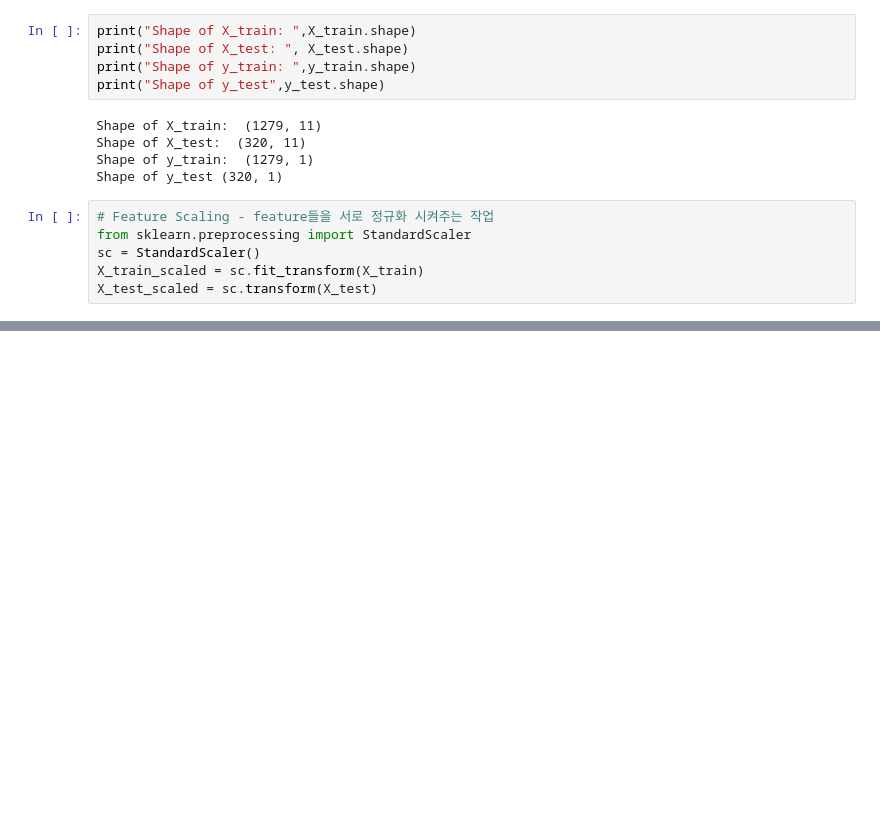
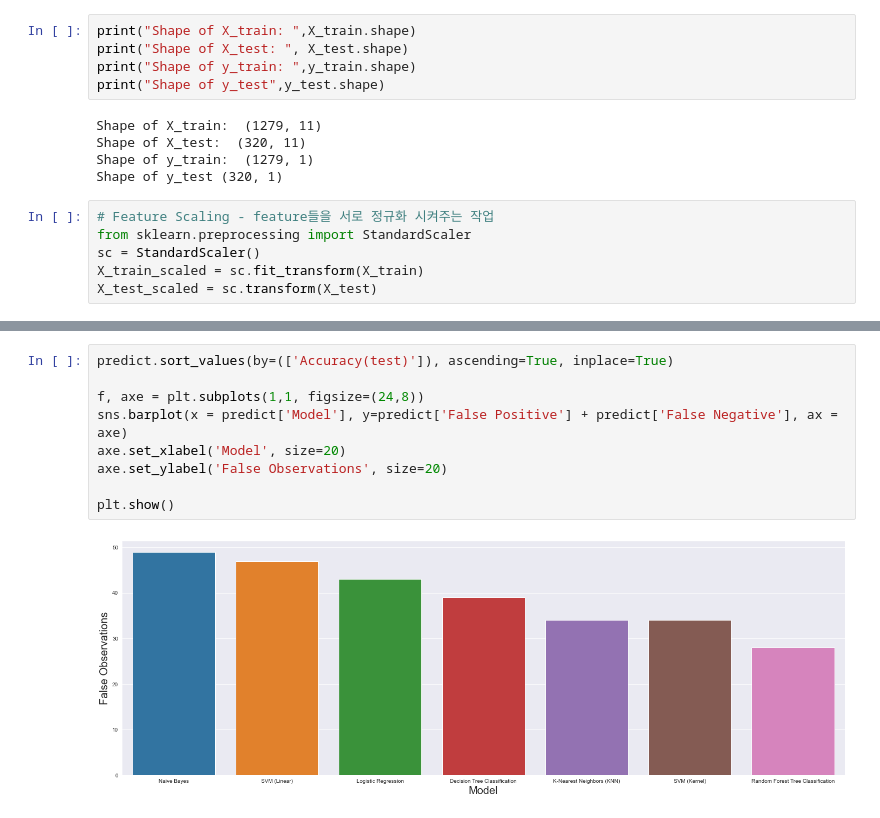
Before and after one commit to ChaeheePark/Data_Analysis, a Jupyter notebook: Red Wine Quality Classification Analysis.ipynb, the cells around one changed output, grey strips where cells are left out. Drawn from its saved outputs; the diff is of its cells as text; blank space fills up the shorter version.

```diff
--- a/Red Wine Quality Classification Analysis.ipynb
+++ b/Red Wine Quality Classification Analysis.ipynb
@@ -294,0 +591,11 @@ LogisticRegression(C=1, max_iter=1000, solver='liblinear')
+# %%
+predict.sort_values(by=(['Accuracy(test)']), ascending=True, inplace=True)
+
+f, axe = plt.subplots(1,1, figsize=(24,8))
+sns.barplot(x = predict['Model'], y=predict['False Positive'] + predict['False Negative'], ax = axe)
+axe.set_xlabel('Model', size=20)
+axe.set_ylabel('False Observations', size=20)
+
+plt.show()
+# %% [output]
+[figure, added]
```
Also changed, not shown: parts of 33 cells of this notebook.
